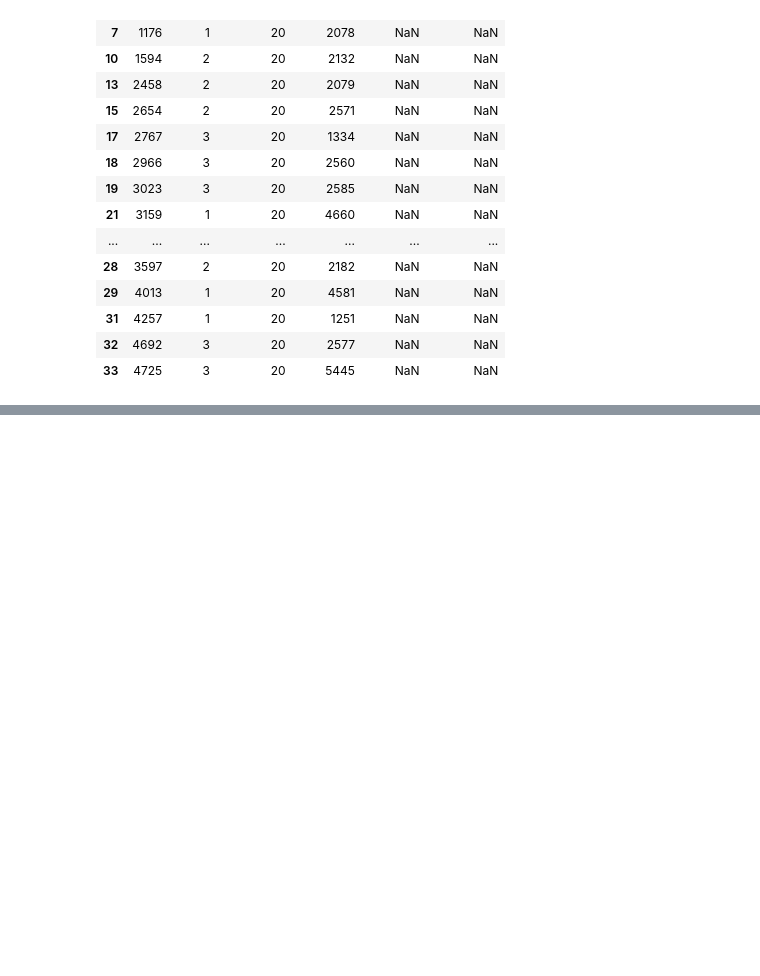
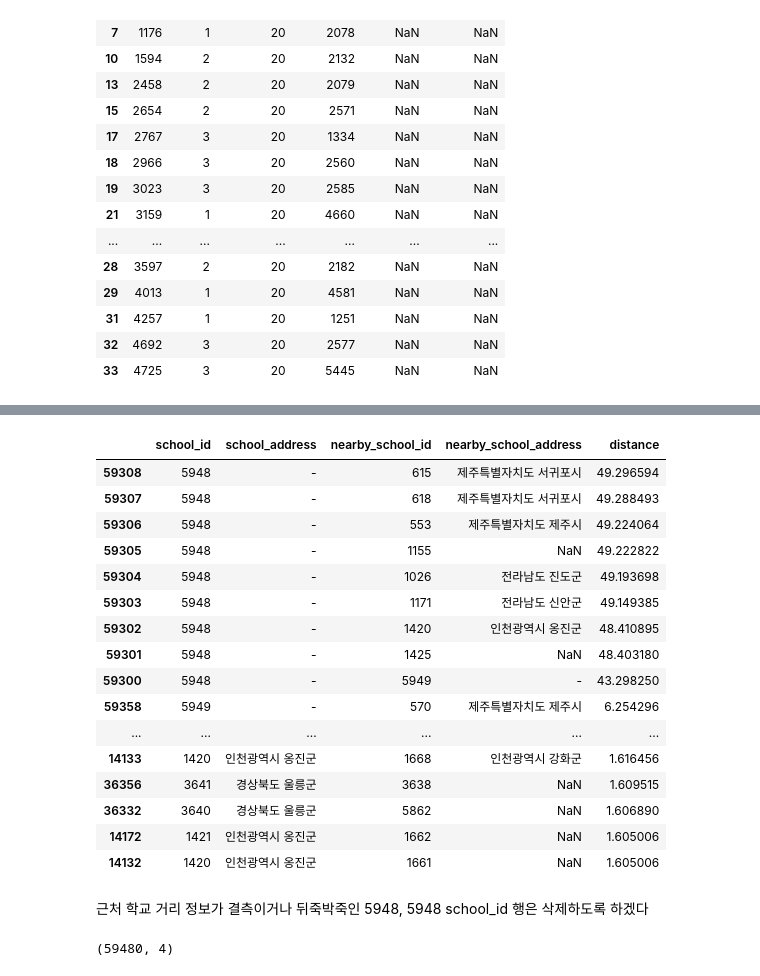
Before and after one commit to DA15-Lab/team3-ping-analytics, a Jupyter notebook: notebooks/Hyunho_analysis.ipynb, the cells around one changed output, grey strips where cells are left out. Cells and saved outputs as stored; diff of their text form; code cells hidden in the pictures; blank space fills up the shorter version.

```diff
--- a/notebooks/Hyunho_analysis.ipynb
+++ b/notebooks/Hyunho_analysis.ipynb
@@ -489,0 +578,3 @@ users.describe()
+# %%
+# 238 초과 alarm_count를 238로 대체
+users.loc[users['alarm_count'] > 238, 'alarm_count'] = 238
@@ -807,3 +921,9 @@ class20_zero.head(20)
 | 31 | 4257 | 1 | 20 | 1251 | NaN | NaN |
 | 32 | 4692 | 3 | 20 | 2577 | NaN | NaN |
 | 33 | 4725 | 3 | 20 | 5445 | NaN | NaN |
+# %%
+# 유저 0명인 20반 삭제
+
+groups = groups[~groups['id'].isin(class20_zero['id'])].copy()
+
+print('삭제 후 20반 수:', (groups['class_num'] == 20).sum())
@@ -809,0 +1490,60 @@ class20_zero.head(20)
+# %%
+nearby_view = (
+    nearby
+    .merge(
+        schools[['id', 'address']],
+        left_on='school_id',
+        right_on='id',
+        how='left',
+        suffixes=('', '_school')
+    )
+    .rename(columns={'address': 'school_address'})
+    .drop(columns='id_school')
+    .merge(
+        schools[['id', 'address']],
+        left_on='nearby_school_id',
+        right_on='id',
+        how='left',
+        suffixes=('', '_nearby')
+    )
+    .rename(columns={'address': 'nearby_school_address'})
+    .drop(columns='id_nearby')
+)
+
+nearby_view = nearby_view[
+    ['school_id', 'school_address',
+     'nearby_school_id', 'nearby_school_address',
+     'distance']
+]
+# %%
+nearby_view.sort_values('distance', ascending=False).head(50)
+# %% [output]
+|  | school_id | school_address | nearby_school_id | nearby_school_address | distance |
+| 59308 | 5948 | - | 615 | 제주특별자치도 서귀포시 | 49.296594 |
+| 59307 | 5948 | - | 618 | 제주특별자치도 서귀포시 | 49.288493 |
+| 59306 | 5948 | - | 553 | 제주특별자치도 제주시 | 49.224064 |
+| 59305 | 5948 | - | 1155 | NaN | 49.222822 |
+| 59304 | 5948 | - | 1026 | 전라남도 진도군 | 49.193698 |
+| 59303 | 5948 | - | 1171 | 전라남도 신안군 | 49.149385 |
+| 59302 | 5948 | - | 1420 | 인천광역시 옹진군 | 48.410895 |
+| 59301 | 5948 | - | 1425 | NaN | 48.403180 |
+| 59300 | 5948 | - | 5949 | - | 43.298250 |
+| 59358 | 5949 | - | 570 | 제주특별자치도 제주시 | 6.254296 |
+| ... | ... | ... | ... | ... | ... |
+| 14133 | 1420 | 인천광역시 옹진군 | 1668 | 인천광역시 강화군 | 1.616456 |
+| 36356 | 3641 | 경상북도 울릉군 | 3638 | NaN | 1.609515 |
+| 36332 | 3640 | 경상북도 울릉군 | 5862 | NaN | 1.606890 |
+| 14172 | 1421 | 인천광역시 옹진군 | 1662 | NaN | 1.605006 |
+| 14132 | 1420 | 인천광역시 옹진군 | 1661 | NaN | 1.605006 |
+# %% [markdown]
+근처 학교 거리 정보가 결측이거나 뒤죽박죽인 5948, 5948 school_id 행은 삭제하도록 하겠다
+# %%
+# school_id 5948, 5949 관련 행 제거
+nearby = nearby[
+    ~nearby['school_id'].isin([5948, 5949]) &
+    ~nearby['nearby_school_id'].isin([5948, 5949])
+].copy()
+
+print(nearby.shape)
+# %% [output]
+(59480, 4)
```
Also changed, not shown: parts of 83 cells of this notebook.
